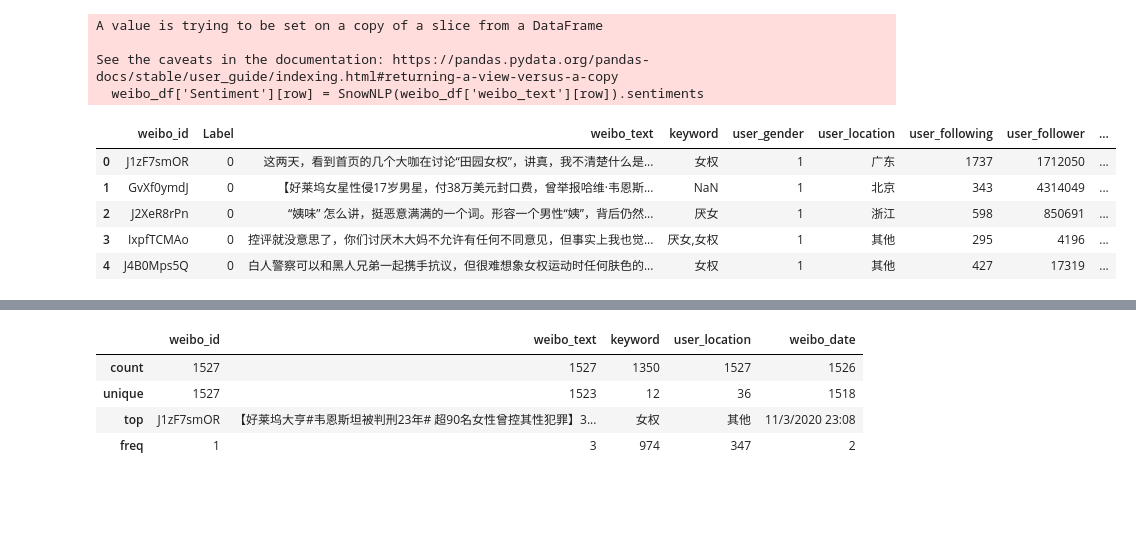
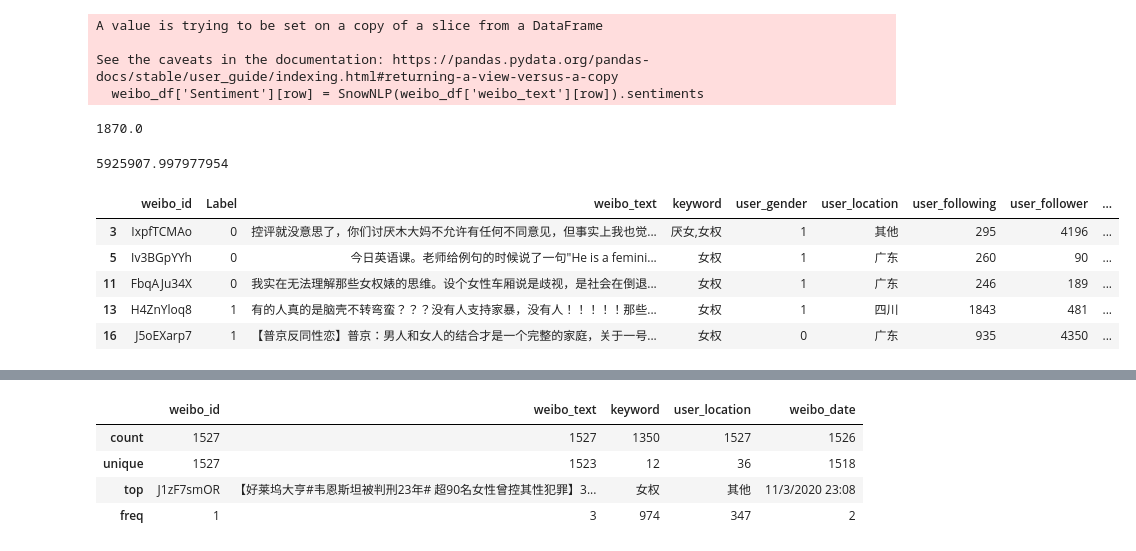
Before and after one commit to Bruceshark/sosc4300_vis_data_analysis, a Jupyter notebook: Sentiment_analysis_2.ipynb, the cells around one changed output, grey strips where cells are left out. Cells and saved outputs as stored; diff of their text form; code cells hidden in the pictures; blank space fills up the shorter version.

```diff
--- a/Sentiment_analysis_2.ipynb
+++ b/Sentiment_analysis_2.ipynb
@@ -45,12 +45,23 @@ See the caveats in the documentation: https://pandas.pydata.org/pandas-docs/stab
   weibo_df['Sentiment'][row] = SnowNLP(weibo_df['weibo_text'][row]).sentiments
 # %%
 weibo_df.to_csv('weibo_sen.csv', index=False, encoding='utf-8')
+# %%
+np.median(np.array(list(weibo_df['user_follower'])))
+# %% [output]
+1870.0
+# %%
+np.std(np.array(list(weibo_df['user_follower'])))
+# %% [output]
+5925907.997977954
 # %%
-weibo_df.head()
+weibo_df_ = weibo_df[weibo_df['user_follower'] < 10000]
+# weibo_df_ = weibo_df
-# %% [output]
-|  | weibo_id | Label | weibo_text | keyword | user_gender | user_location | user_following | user_follower | ... |
-| 0 | J1zF7smOR | 0 | 这两天，看到首页的几个大咖在讨论“田园女权”，讲真，我不清楚什么是... | 女权 | 1 | 广东 | 1737 | 1712050 | ... |
-| 1 | GvXf0ymdJ | 0 | 【好莱坞女星性侵17岁男星，付38万美元封口费，曾举报哈维·韦恩斯... | NaN | 1 | 北京 | 343 | 4314049 | ... |
-| 2 | J2XeR8rPn | 0 | “姨味” 怎么讲，挺恶意满满的一个词。形容一个男性“姨”，背后仍然... | 厌女 | 1 | 浙江 | 598 | 850691 | ... |
-| 3 | IxpfTCMAo | 0 | 控评就没意思了，你们讨厌木大妈不允许有任何不同意见，但事实上我也觉... | 厌女,女权 | 1 | 其他 | 295 | 4196 | ... |
-| 4 | J4B0Mps5Q | 0 | 白人警察可以和黑人兄弟一起携手抗议，但很难想象女权运动时任何肤色的... | 女权 | 1 | 其他 | 427 | 17319 | ... |
+# %%
+weibo_df_.head()
+# %% [output]
+|  | weibo_id | Label | weibo_text | keyword | user_gender | user_location | user_following | user_follower | ... |
+| 3 | IxpfTCMAo | 0 | 控评就没意思了，你们讨厌木大妈不允许有任何不同意见，但事实上我也觉... | 厌女,女权 | 1 | 其他 | 295 | 4196 | ... |
+| 5 | Iv3BGpYYh | 0 | 今日英语课。老师给例句的时候说了一句"He is a femini... | 女权 | 1 | 广东 | 260 | 90 | ... |
+| 11 | FbqAJu34X | 0 | 我实在无法理解那些女权婊的思维。设个女性车厢说是歧视，是社会在倒退... | 女权 | 1 | 广东 | 246 | 189 | ... |
+| 13 | H4ZnYloq8 | 1 | 有的人真的是脑壳不转弯蛮？？？没有人支持家暴，没有人！！！！！那些... | 女权 | 1 | 四川 | 1843 | 481 | ... |
+| 16 | J5oEXarp7 | 1 | 【普京反同性恋】普京：男人和女人的结合才是一个完整的家庭，关于一号... | 女权 | 0 | 广东 | 935 | 4350 | ... |
```
Also changed, not shown: parts of 5 cells of this notebook.
